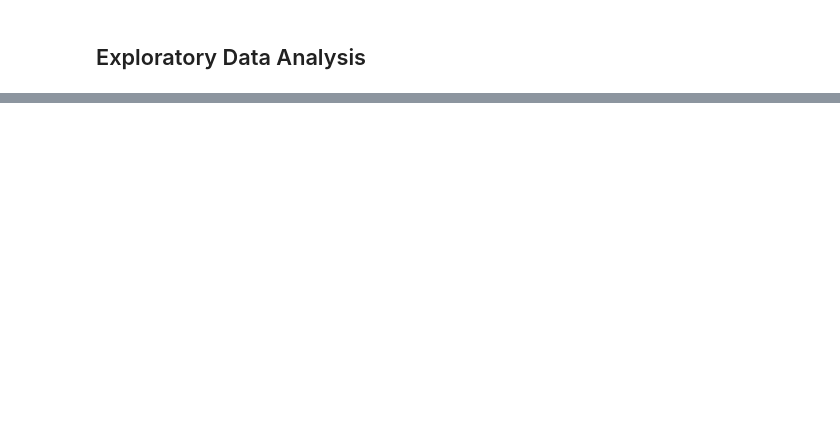
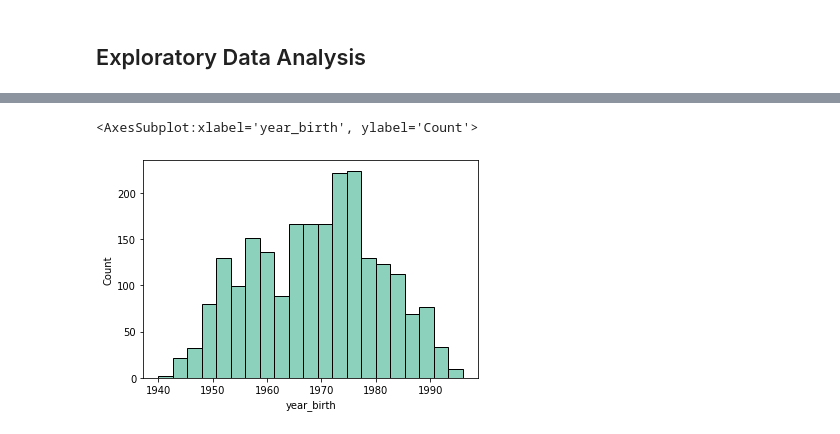
Before and after one commit to mr-emreerturk/Marketing-Analytics_EDA, a Jupyter notebook: notebook_eda.ipynb, the cells around one changed output, grey strips where cells are left out. Drawn from its saved outputs; the diff is of its cells as text; code cells hidden in the pictures; blank space fills up the shorter version.

```diff
--- a/notebook_eda.ipynb
+++ b/notebook_eda.ipynb
@@ -246,0 +209,7 @@ data.year_birth = data.year_birth.apply(lambda x: median_year_birth if x>=2004 o
+# %%
+data["age"] = data.year_birth.apply(lambda x: datetime.now().year - x)
+data["country_code"] = data.country
+data.country = data.country.replace({
+    'SP':'Spain', 'SA':'South Africa', 'CA':'Canada', 'AUS':'Australia',
+    'IND':'India', 'GER':'Germany', 'US':'USA','ME':'Montenegro'
+    })
@@ -246,0 +218,35 @@ data.year_birth = data.year_birth.apply(lambda x: median_year_birth if x>=2004 o
+# %%
+# The order of the columns is non-sequential. Campaign 3 comes before Campaign 1. Let's reorder the columns.
+order = [
+    'id',
+    'year_birth',
+    'age',
+    'education',
+    'marital_status',
+    'income',
+    'kidhome',
+    'teenhome',
+    'dt_customer',
+    'recency',
+    'mnt_wines',
+    'mnt_fruits',
+    'mnt_meat_products',
+    'mnt_fish_products',
+    'mnt_sweet_products',
+    'mnt_gold_prods',
+    'num_deals_purchases',
+    'num_web_purchases',
+    'num_catalog_purchases',
+    'num_store_purchases',
+    'num_web_visits_month',
+    'accepted_cmp_1',
+    'accepted_cmp_2',
+    'accepted_cmp_3',
+    'accepted_cmp_4',
+    'accepted_cmp_5',
+    'response',
+    'complain',
+    'country',
+    'country_code',
+]
+data = data[order]
@@ -261,0 +277,5 @@ df.head()
+# %%
+sns.histplot(data=df, x="year_birth")
+# %% [output]
+<AxesSubplot:xlabel='year_birth', ylabel='Count'>
+[figure, added]
```
Also changed, not shown: parts of 14 cells of this notebook.
